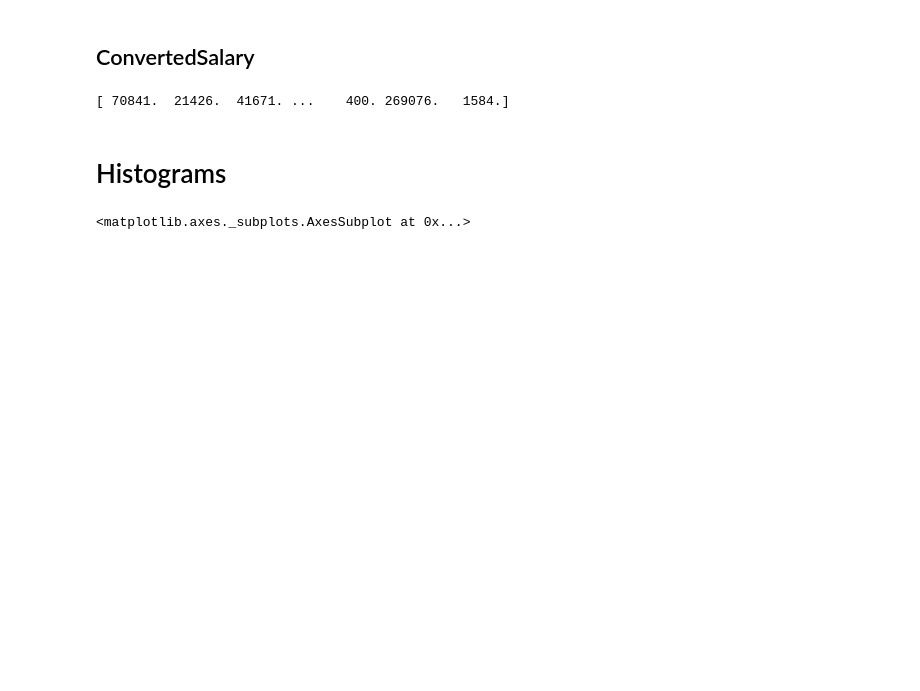
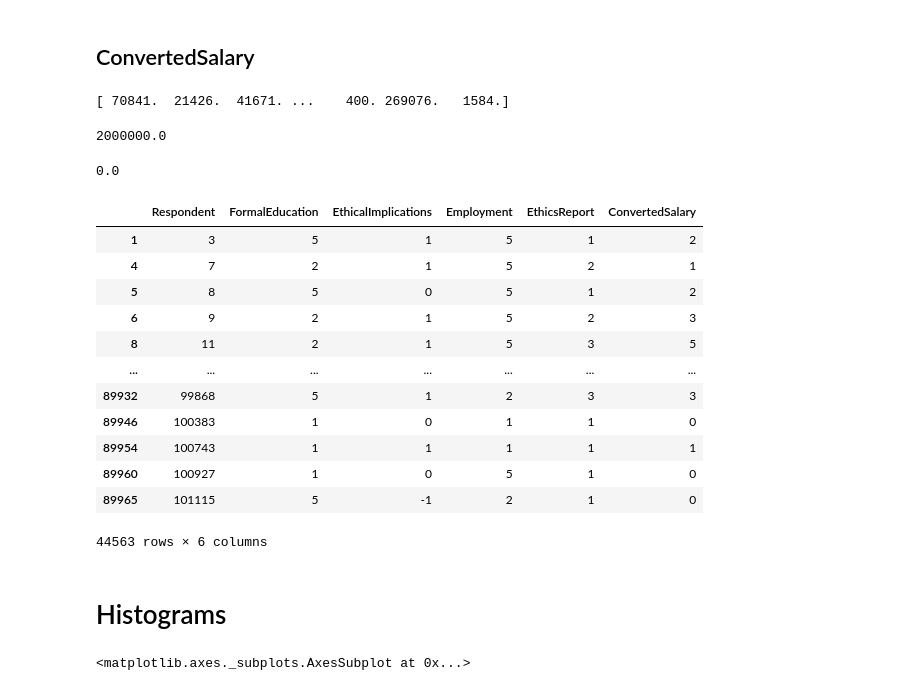
Before and after one commit to dcmesh/EECS-442-Project, a Jupyter notebook: EECS 442 - Final Project.ipynb, the cells around one changed output. Drawn from its saved outputs; the diff is of its cells as text; code cells hidden in the pictures; blank space fills up the shorter version.

```diff
--- a/EECS 442 - Final Project.ipynb
+++ b/EECS 442 - Final Project.ipynb
@@ -217,3 +226,11 @@ print(quantified_survey_results['ConvertedSalary'].unique())
 [ 70841.  21426.  41671. ...    400. 269076.   1584.]
 # %%
 # quantified_survey_results.to_csv('quantified.csv', index=False, encoding='utf-8')
+# %%
+quantified_survey_results['ConvertedSalary'].max()
+# %% [output]
+2000000.0
+# %%
+quantified_survey_results['ConvertedSalary'].min()
+# %% [output]
+0.0
@@ -220,3 +241,19 @@ print(quantified_survey_results['ConvertedSalary'].unique())
+# %%
+quantified_survey_results
+# %% [output]
+|  | Respondent | FormalEducation | EthicalImplications | Employment | EthicsReport | ConvertedSalary |
+| 1 | 3 | 5 | 1 | 5 | 1 | 2 |
+| 4 | 7 | 2 | 1 | 5 | 2 | 1 |
+| 5 | 8 | 5 | 0 | 5 | 1 | 2 |
+| 6 | 9 | 2 | 1 | 5 | 2 | 3 |
+| 8 | 11 | 2 | 1 | 5 | 3 | 5 |
+| ... | ... | ... | ... | ... | ... | ... |
+| 89932 | 99868 | 5 | 1 | 2 | 3 | 3 |
+| 89946 | 100383 | 1 | 0 | 1 | 1 | 0 |
+| 89954 | 100743 | 1 | 1 | 1 | 1 | 1 |
+| 89960 | 100927 | 1 | 0 | 5 | 1 | 0 |
+| 89965 | 101115 | 5 | -1 | 2 | 1 | 0 |
+44563 rows × 6 columns
 # %% [markdown]
 # Histograms
 # %%
```
Also changed, not shown: parts of 13 cells of this notebook.
